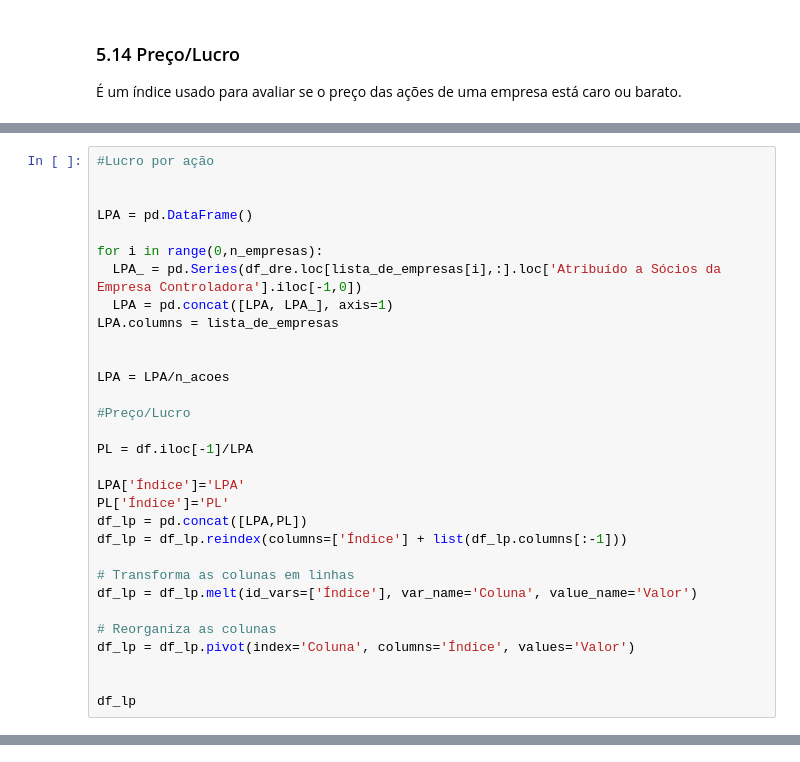
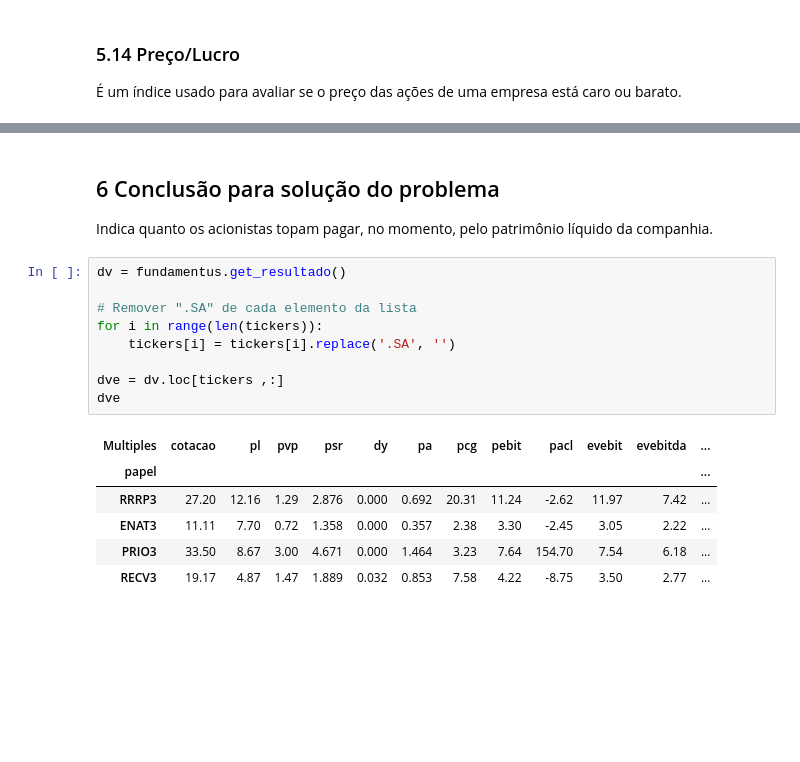
Before and after one commit to Wsouza36/Ciencia-de-Dados---PUC, a Jupyter notebook: MVP_CD_Análise_Financeira.ipynb, the cells around one changed output, grey strips where cells are left out. Saved outputs shown, nothing was run; the diff lists cells and outputs as text; blank space fills up the shorter version.

```diff
--- a/MVP_CD_Análise_Financeira.ipynb
+++ b/MVP_CD_Análise_Financeira.ipynb
@@ -1413,31 +1434,0 @@ df_lp
-# %%
-#Lucro por ação
-
-
-LPA = pd.DataFrame()
-
-for i in range(0,n_empresas):
-  LPA_ = pd.Series(df_dre.loc[lista_de_empresas[i],:].loc['Atribuído a Sócios da Empresa Controladora'].iloc[-1,0])
-  LPA = pd.concat([LPA, LPA_], axis=1)
-LPA.columns = lista_de_empresas
-
-
-LPA = LPA/n_acoes
-
-#Preço/Lucro
-
-PL = df.iloc[-1]/LPA
-
-LPA['Índice']='LPA'
-PL['Índice']='PL'
-df_lp = pd.concat([LPA,PL])
-df_lp = df_lp.reindex(columns=['Índice'] + list(df_lp.columns[:-1]))
-
-# Transforma as colunas em linhas
-df_lp = df_lp.melt(id_vars=['Índice'], var_name='Coluna', value_name='Valor')
-
-# Reorganiza as colunas
-df_lp = df_lp.pivot(index='Coluna', columns='Índice', values='Valor')
-
-
-df_lp
@@ -1499,0 +1456,20 @@ df_lp
+# %% [markdown]
+## 6 Conclusão para solução do problema
+
+Indica quanto os acionistas topam pagar, no momento, pelo patrimônio líquido da companhia.
+# %%
+dv = fundamentus.get_resultado()
+
+# Remover ".SA" de cada elemento da lista
+for i in range(len(tickers)):
+    tickers[i] = tickers[i].replace('.SA', '')
+
+dve = dv.loc[tickers ,:]
+dve
+# %% [output]
+| Multiples | cotacao | pl | pvp | psr | dy | pa | pcg | pebit | pacl | evebit | evebitda | ... |
+| papel |  |  |  |  |  |  |  |  |  |  |  | ... |
+| RRRP3 | 27.20 | 12.16 | 1.29 | 2.876 | 0.000 | 0.692 | 20.31 | 11.24 | -2.62 | 11.97 | 7.42 | ... |
+| ENAT3 | 11.11 | 7.70 | 0.72 | 1.358 | 0.000 | 0.357 | 2.38 | 3.30 | -2.45 | 3.05 | 2.22 | ... |
+| PRIO3 | 33.50 | 8.67 | 3.00 | 4.671 | 0.000 | 1.464 | 3.23 | 7.64 | 154.70 | 7.54 | 6.18 | ... |
+| RECV3 | 19.17 | 4.87 | 1.47 | 1.889 | 0.032 | 0.853 | 7.58 | 4.22 | -8.75 | 3.50 | 2.77 | ... |
```
Also changed, not shown: parts of 19 cells of this notebook.
